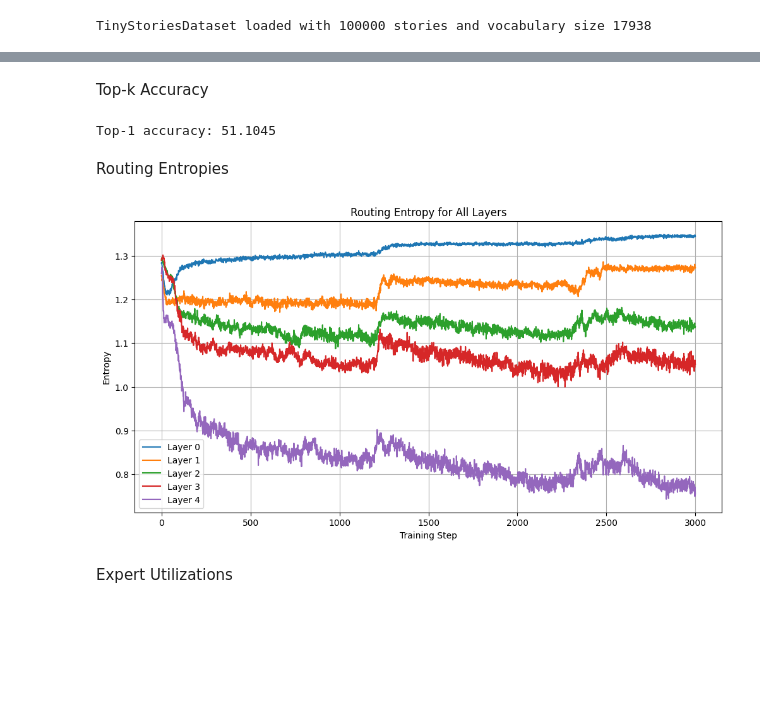
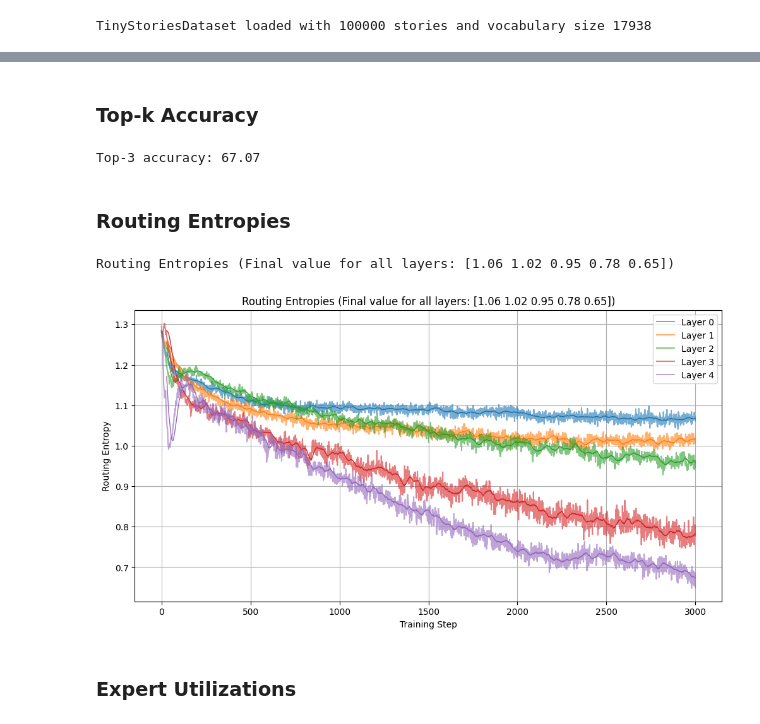
Before and after one commit to tsh-03/moe-experiments, a Jupyter notebook: moe-analyze.ipynb, the cells around one changed output, grey strips where cells are left out. Saved outputs shown, nothing was run; the diff lists cells and outputs as text; code cells hidden in the pictures; blank space fills up the shorter version.

```diff
--- a/moe-analyze.ipynb
+++ b/moe-analyze.ipynb
@@ -26,6 +59,6 @@ device = torch.device("cuda" if torch.cuda.is_available() else "cpu")
 # %%
 # Load the trained MoETransformer model
-model_path = './saved_models/tiny_stories_random_routing_False_top_1.pth'
+model_path = './saved_models/tiny_stories_random_routing_False_top_2.pth'
 
 model, train_config, train_losses, routing_entropies, expert_utilizations = utils.load_model(model_path)
 model.to(device)
@@ -37,0 +73,8 @@ Model loaded from ./saved_models/tiny_stories_random_routing_False_top_1.pth
+# %%
+window_size = 30
+
+routing_entropies_ma = np.apply_along_axis(utils.moving_average, 0, routing_entropies, window_size)
+expert_utilizations_ma = np.apply_along_axis(
+    lambda x: utils.moving_average(x, window_size), 0, expert_utilizations
+)
+train_losses_ma = utils.moving_average(train_losses, window_size)
@@ -81,13 +125,16 @@ Training loss
 # %%
-print(f"Final training loss: {train_losses[-1]}")
+print(f"Final smoothed training loss: {train_losses_ma[-1]}")
 
 plt.figure(figsize=(12, 6))
-plt.plot(train_losses, label='Training Loss')
+actual_line = plt.plot(train_losses, label='Training Loss', alpha=0.6)[0]
+color = actual_line.get_color()
+plt.plot(np.arange(window_size - 1, len(train_losses)), train_losses_ma, color=color, linewidth=2)
 plt.title('Training Loss Over Time')
 plt.xlabel('Training Step')
 plt.ylabel('Loss')
 plt.yscale('log')
 plt.legend()
 plt.grid()
+# plt.savefig('./images/loss_vs_step.png')
 plt.show()
 # %% [output]
@@ -104,26 +151,41 @@ Test loss: 2.3229
 # %% [markdown]
-Top-k Accuracy
+### Top-k Accuracy
 # %%
-k = 1  # Top-k accuracy
+k = 3  # Top-k accuracy
 top_k_accuracy = train_model.test_top_k_accuracy(k)
 
-print(f"Top-{k} accuracy: {top_k_accuracy:.4f}")
+print(f"Top-{k} accuracy: {top_k_accuracy:.2f}")
 # %% [output]
-Top-1 accuracy: 51.1045
+Top-3 accuracy: 67.07
 # %% [markdown]
-Routing Entropies
+### Routing Entropies
 # %%
+# Print final routing entropies
+print(f'Routing Entropies (Final value for all layers: {np.round(routing_entropies[-1], 2)})')
+
+# Plot routing entropies
 plt.figure(figsize=(12, 6))
 for layer_idx in range(routing_entropies.shape[1]):
-    plt.plot(routing_entropies[:, layer_idx], label=f'Layer {layer_idx}')
-plt.title('Routing Entropy for All Layers')
+    # Plot actual line and get its color
+    actual_line, = plt.plot(routing_entropies[:, layer_idx], label=f'Layer {layer_idx}', alpha=0.6)
+    color = actual_line.get_color()
+    # Plot smoothed line with the same color
+    plt.plot(
+        np.arange(window_size - 1, len(routing_entropies)),
+        routing_entropies_ma[:, layer_idx],
+        linewidth=1,
+        color=color
+    )
+plt.title(f'Routing Entropies (Final value for all layers: {np.round(routing_entropies[-1], 2)})')
 plt.xlabel('Training Step')
-plt.ylabel('Entropy')
+plt.ylabel('Routing Entropy')
 plt.legend()
 plt.grid()
+# plt.savefig('./images/routing_entropy_vs_step.png')
 plt.show()
 # %% [output]
+Routing Entropies (Final value for all layers: [1.06 1.02 0.95 0.78 0.65])
-[figure, old version]
+[figure, new version]
 # %% [markdown]
-Expert Utilizations
+### Expert Utilizations
 # %%
```
Also changed, not shown: parts of 21 cells of this notebook, 30 other files.
